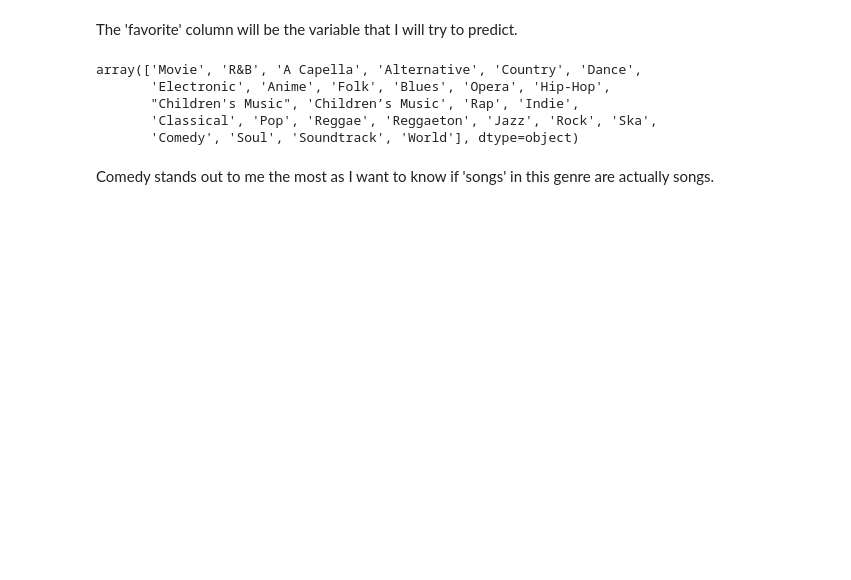
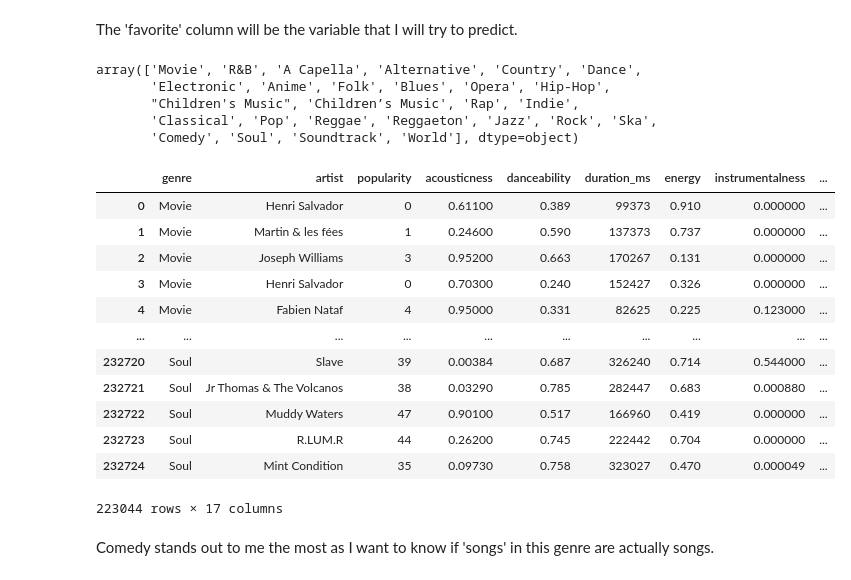
Before and after one commit to isacmlee/song-recommender, a Jupyter notebook: song-recommender.ipynb, the cells around one changed output. Drawn from its saved outputs; the diff is of its cells as text; code cells hidden in the pictures; blank space fills up the shorter version.

```diff
--- a/song-recommender.ipynb
+++ b/song-recommender.ipynb
@@ -107,6 +124,22 @@ array(['Movie', 'R&B', 'A Capella', 'Alternative', 'Country', 'Dance',
        "Children's Music", 'Children’s Music', 'Rap', 'Indie',
        'Classical', 'Pop', 'Reggae', 'Reggaeton', 'Jazz', 'Rock', 'Ska',
        'Comedy', 'Soul', 'Soundtrack', 'World'], dtype=object)
+# %%
+features
+# %% [output]
+|  | genre | artist | popularity | acousticness | danceability | duration_ms | energy | instrumentalness | ... |
+| 0 | Movie | Henri Salvador | 0 | 0.61100 | 0.389 | 99373 | 0.910 | 0.000000 | ... |
+| 1 | Movie | Martin & les fées | 1 | 0.24600 | 0.590 | 137373 | 0.737 | 0.000000 | ... |
+| 2 | Movie | Joseph Williams | 3 | 0.95200 | 0.663 | 170267 | 0.131 | 0.000000 | ... |
+| 3 | Movie | Henri Salvador | 0 | 0.70300 | 0.240 | 152427 | 0.326 | 0.000000 | ... |
+| 4 | Movie | Fabien Nataf | 4 | 0.95000 | 0.331 | 82625 | 0.225 | 0.123000 | ... |
+| ... | ... | ... | ... | ... | ... | ... | ... | ... | ... |
+| 232720 | Soul | Slave | 39 | 0.00384 | 0.687 | 326240 | 0.714 | 0.544000 | ... |
+| 232721 | Soul | Jr Thomas & The Volcanos | 38 | 0.03290 | 0.785 | 282447 | 0.683 | 0.000880 | ... |
+| 232722 | Soul | Muddy Waters | 47 | 0.90100 | 0.517 | 166960 | 0.419 | 0.000000 | ... |
+| 232723 | Soul | R.LUM.R | 44 | 0.26200 | 0.745 | 222442 | 0.704 | 0.000000 | ... |
+| 232724 | Soul | Mint Condition | 35 | 0.09730 | 0.758 | 323027 | 0.470 | 0.000049 | ... |
+223044 rows × 17 columns
 # %% [markdown]
 Comedy stands out to me the most as I want to know if 'songs' in this genre are actually songs.
 # %%
```
Also changed, not shown: parts of 9 cells of this notebook, 4 other files.
